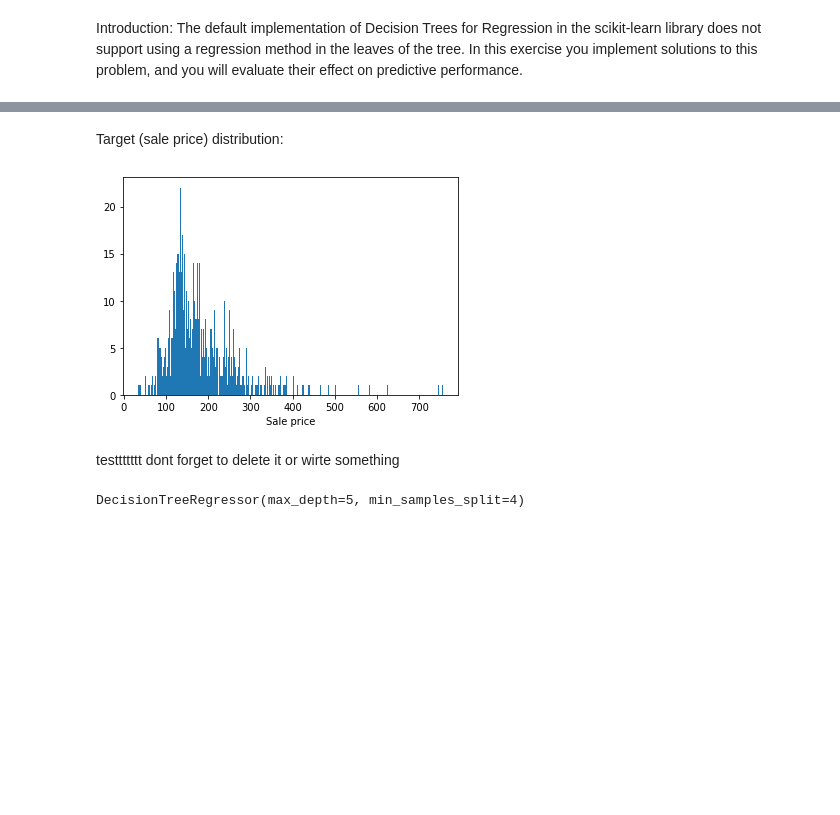
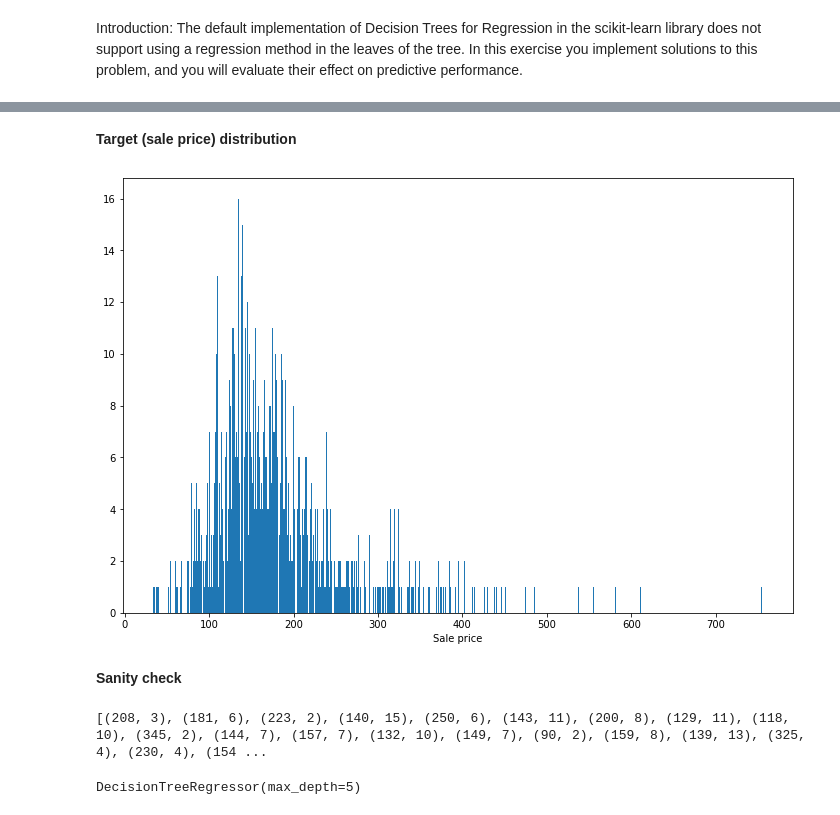
Before and after one commit to OmriMan/Souped-up-Regression-Trees, a Jupyter notebook: Souped_upRegressionTrees.ipynb, the cells around one changed output, grey strips where cells are left out. Cells and saved outputs as stored; diff of their text form; code cells hidden in the pictures; blank space fills up the shorter version.

```diff
--- a/Souped_upRegressionTrees.ipynb
+++ b/Souped_upRegressionTrees.ipynb
@@ -40 +52,19 @@ def HeatingWordDescreptionToNumbers(word_list):
+# %%
+def preprocess(df):
+    cols_to_drop = [col for col in df.columns if col not in ['Pool','PoolArea','LotFrontage','OverallQual','LotArea','NewCostruction','OverallCond','ExterQual','ExterCond','Heating','WoodDeckSF','GarageArea','SalePrice']]
+    cols_to_drop.append('PoolArea')
+    df['Pool'] = (df['PoolArea'] > 0).astype('int64')
+    df['NewConstruction'] = (df['SaleType'] == 'New').astype('int64')
+    #ExterQual: Evaluates the quality of the material on the exterior
+    df ['ExterQual'] = WordDescreptionToNumbers(df['ExterQual'])
+    #ExterCond: Evaluates the present condition of the material on the exterior
+    df['ExterCond'] = WordDescreptionToNumbers(df['ExterCond'])
+    df['Heating'] = HeatingWordDescreptionToNumbers(df['Heating'])
+    df['LotFrontage'] = na_to_zero(df['LotFrontage'])
+    df['SalePrice'] = df['SalePrice'] // 1000
+    # df['SalePrice'] = df['SalePrice']
+    df = df.drop(columns=cols_to_drop)
+    # df = df[['NewConstruction', 'Pool', 'LotArea','OverallQual', 'SalePrice']]
+
+    return df
 # %% [markdown]
@@ -42,24 +72,6 @@ def HeatingWordDescreptionToNumbers(word_list):
 # %%
 df = pd.read_csv('/content/sample_data/house_prices_train.csv')
-# %%
-def preprocess(df):
-    cols_to_drop = [col for col in df.columns if col not in ['Pool','PoolArea','OverallQual','LotArea','NewCostruction','OverallCond','ExterQual','ExterCond','Heating','SalePrice']]
-    cols_to_drop.append('PoolArea')
-    df['Pool'] = (df['PoolArea'] > 0).astype('int64')
-    df['NewConstruction'] = (df['SaleType'] == 'New').astype('int64')
-    #ExterQual: Evaluates the quality of the material on the exterior
-    df ['ExterQual'] = WordDescreptionToNumbers(df['ExterQual'])
-    #ExterCond: Evaluates the present condition of the material on the exterior
-    df['ExterCond'] = WordDescreptionToNumbers(df['ExterCond'])
-    df['Heating'] = HeatingWordDescreptionToNumbers(df['Heating'])
-    df['SalePrice'] = df['SalePrice'] // 1000
-    # df['SalePrice'] = df['SalePrice']
-    df = df.drop(columns=cols_to_drop)
-    # df = df[['NewConstruction', 'Pool', 'LotArea','OverallQual', 'SalePrice']]
-
-    return df
 # %%
-# df = df.loc[df.index.isin([197, 810, 11, 18, 1449])]
-df = df.loc[df.index.isin([i for i in range(1000)])]
-df = preprocess(df)
-# df
+df1 = df.loc[df.index.isin([i for i in range(1000)])]
+df1 = preprocess(df1)
+# df1
@@ -66,32 +96,39 @@ df = preprocess(df)
 # %% [markdown]
-Target (sale price)  distribution:
+**Target (sale price)  distribution**
 # %%
-sale_price = df['SalePrice']
+sale_price = df1['SalePrice']
 
+plt.figure(figsize=(12, 8))
 plt.hist(sale_price,max(sale_price))
 plt.xlabel("Sale price")
 plt.show()
 # %% [output]
-[figure, old version]
+[figure, new version]
-# %% [markdown]
-testtttttt
-dont forget to delete it or wirte something
+# %% [markdown]
+**Sanity check**
+# %%
+import collections
+#Sanity check
+#(sale price value , The number of samples with the same value)
+print([(item,count) for item, count in collections.Counter(sale_price).items() if count > 1])
+# %% [output]
+[(208, 3), (181, 6), (223, 2), (140, 15), (250, 6), (143, 11), (200, 8), (129, 11), (118, 10), (345, 2), (144, 7), (157, 7), (132, 10), (149, 7), (90, 2), (159, 8), (139, 13), (325, 4), (230, 4), (154 ...
 # %%
-# defining our tree object with the hyper parameters discussed above
+# defining our tree object with the defult hyper parameters criterion='squared_error',splitter='best'
+#not defult parameter: max_depth = 5
 model = DecisionTreeRegressor(
     criterion='squared_error',
     splitter='best',
-    min_samples_split=4,
     max_depth = 5
 )
 
 # CART algorithm that builds the tree based on our data
 model.fit(
-    X=df.drop(columns=['SalePrice']),
-    y=df['SalePrice']
+    X=df1.drop(columns=['SalePrice']),
+    y=df1['SalePrice']
 )
 # %% [output]
-DecisionTreeRegressor(max_depth=5, min_samples_split=4)
+DecisionTreeRegressor(max_depth=5)
 # %%
 plt.figure(figsize=(30, 30))
 plot_tree(
```
Also changed, not shown: parts of 15 cells of this notebook.
